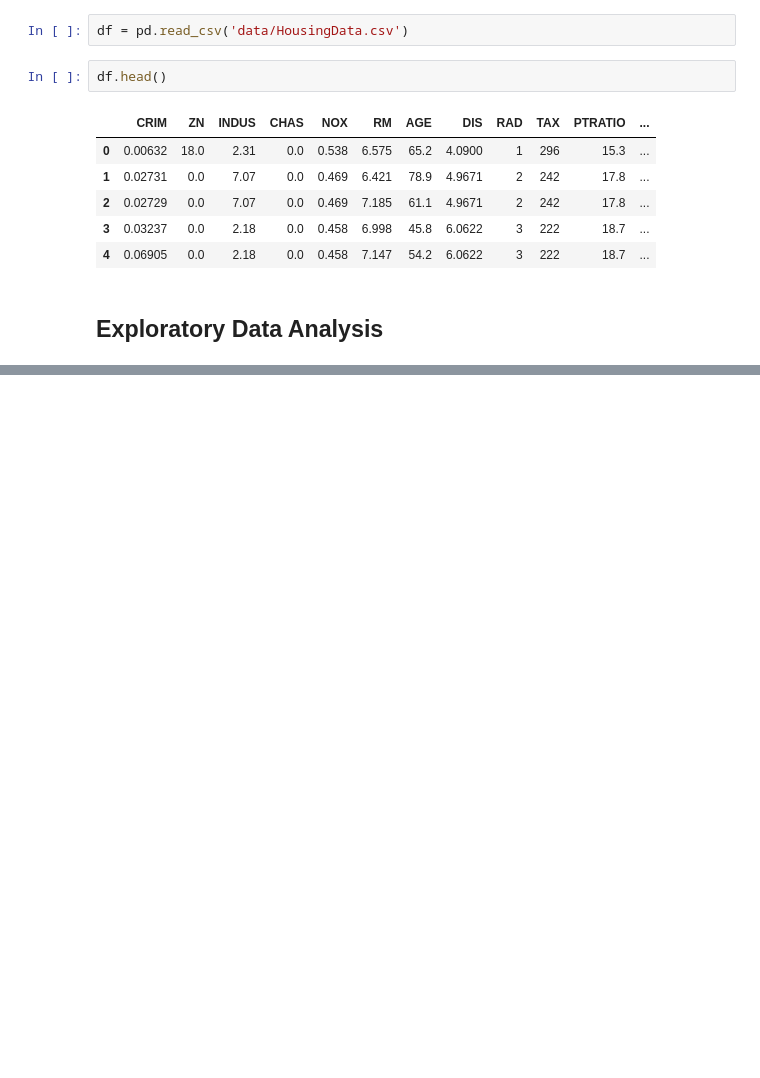
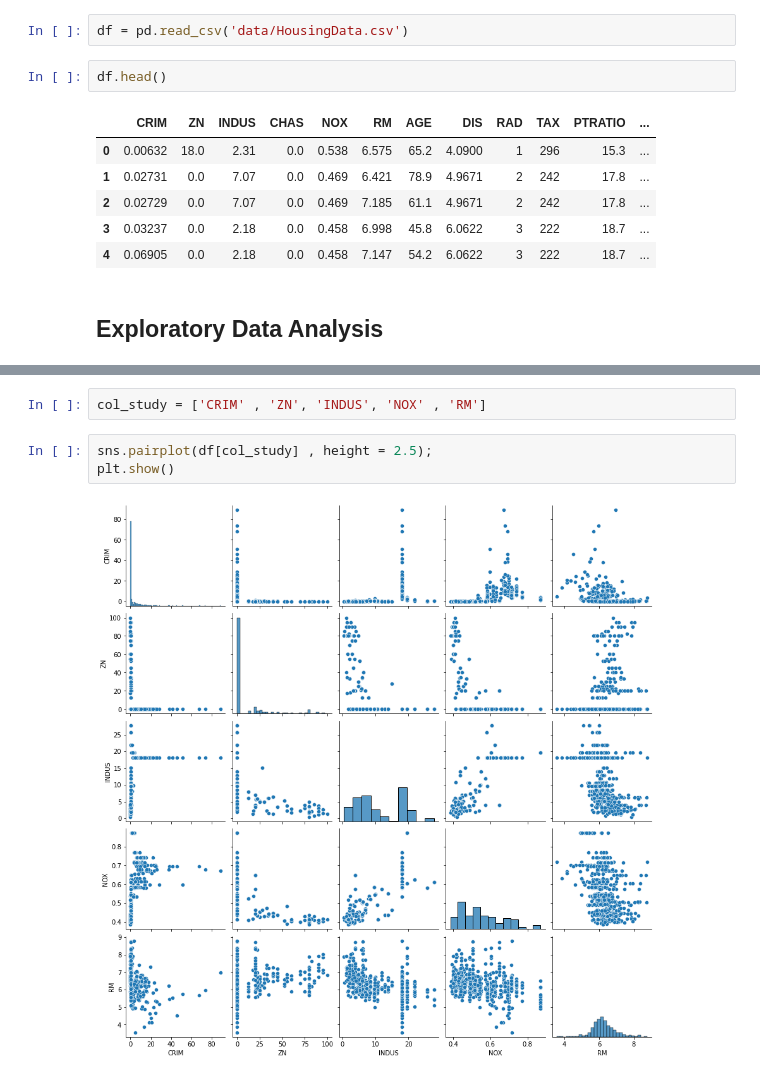
Before and after one commit to milu234/Project_Perseverance, a Jupyter notebook: Boston_Housing.ipynb, the cells around one changed output, grey strips where cells are left out. Saved outputs shown, nothing was run; the diff lists cells and outputs as text; blank space fills up the shorter version.

```diff
--- a/Boston_Housing.ipynb
+++ b/Boston_Housing.ipynb
@@ -24,0 +49,7 @@ df.head()
+# %%
+col_study = ['CRIM' , 'ZN', 'INDUS', 'NOX' , 'RM']
+# %%
+sns.pairplot(df[col_study] , height = 2.5);
+plt.show()
+# %% [output]
+[figure, added]
```
Also changed, not shown: parts of 3 cells of this notebook.
